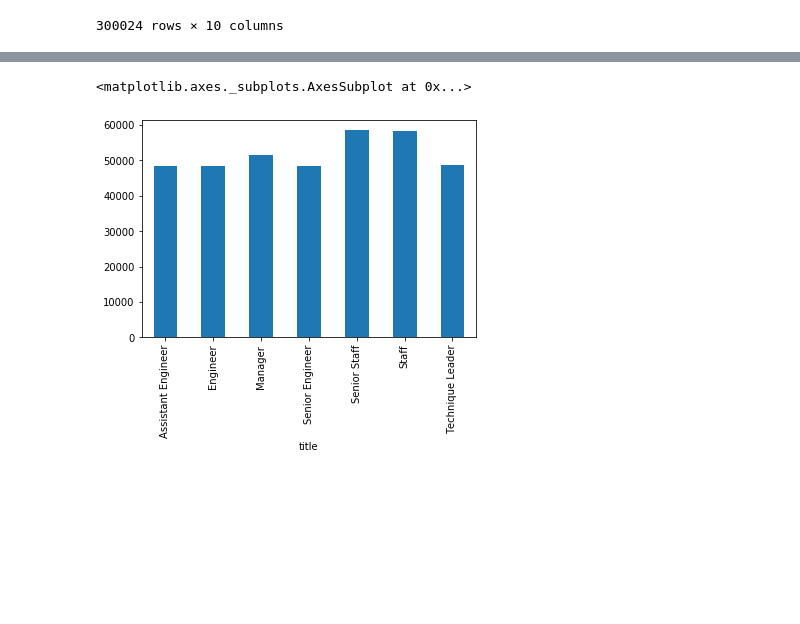
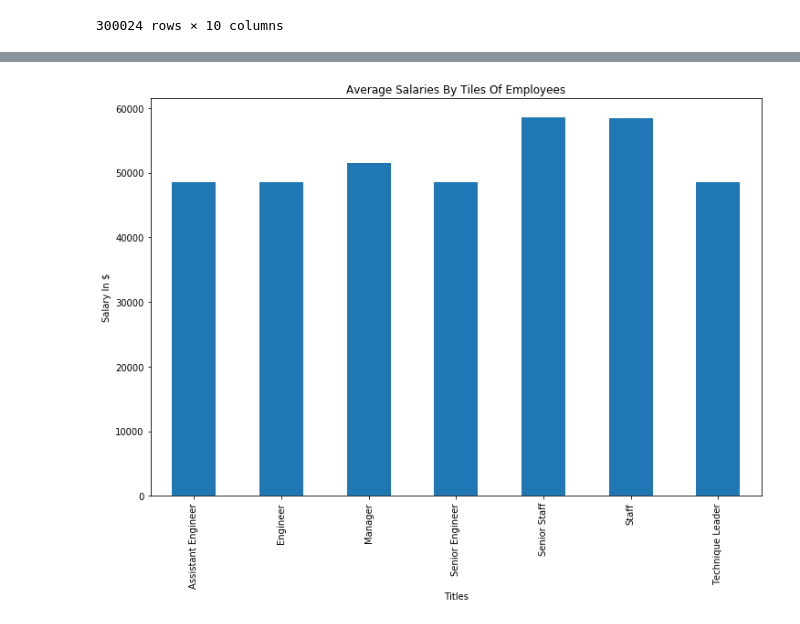
Before and after one commit to cell2silicon/sql-challenge, a Jupyter notebook: EmployeeSQL/bonus.ipynb, the cells around one changed output, grey strips where cells are left out. Drawn from its saved outputs; the diff is of its cells as text; code cells hidden in the pictures; blank space fills up the shorter version.

```diff
--- a/EmployeeSQL/bonus.ipynb
+++ b/EmployeeSQL/bonus.ipynb
@@ -106,9 +112,12 @@ array([[<matplotlib.axes._subplots.AxesSubplot object at 0x...>]],
 # %%
 # getting mean of salary when grouping by title
 mean_salary = combined_df.groupby(["title"])["salary"].mean()
 
 # plotting bar graph
+plt.figure(figsize=(12, 8))
 mean_salary.plot.bar()
+plt.title('Average Salaries By Tiles Of Employees')
+plt.xlabel('Titles')
+plt.ylabel('Salary In $');
 # %% [output]
-<matplotlib.axes._subplots.AxesSubplot at 0x...>
-[figure, old version]
+[figure, new version]
```
Also changed, not shown: parts of 2 cells of this notebook, 1 other file.
